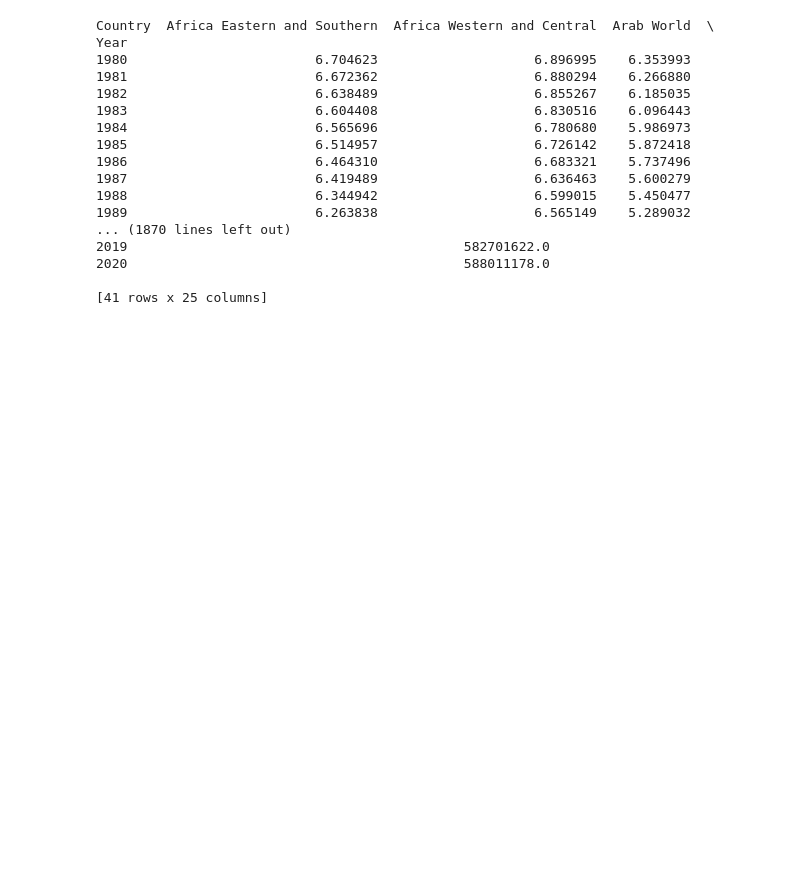
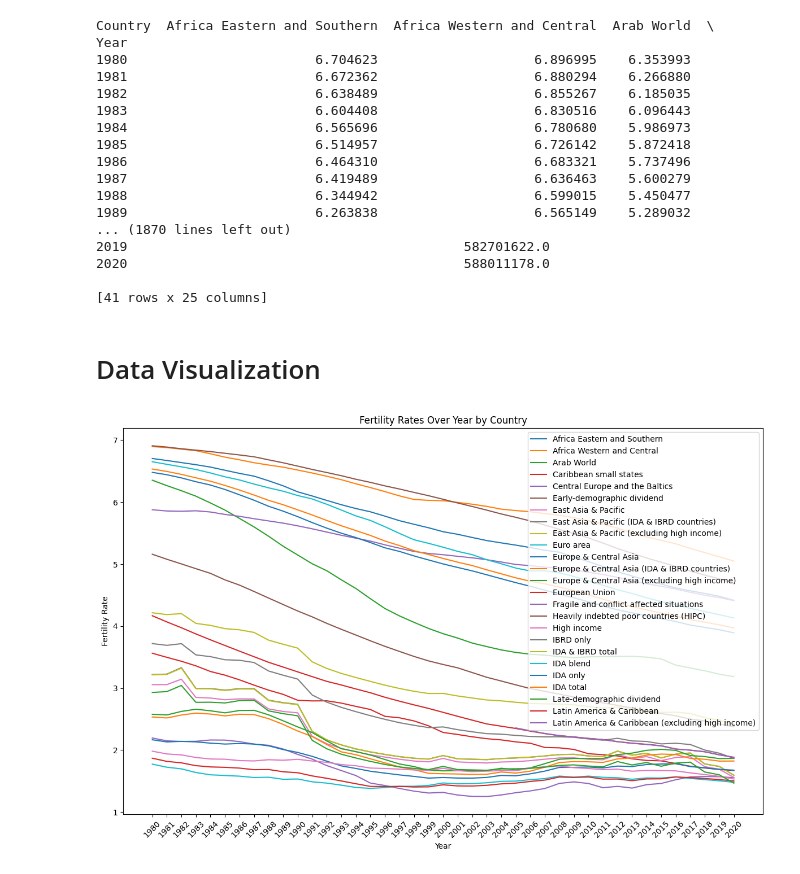
Before and after one commit to pragyaIES29/FinalProject2023, a Jupyter notebook: Project_v1.ipynb, the cells around one changed output. Cells and saved outputs as stored; diff of their text form; code cells hidden in the pictures; blank space fills up the shorter version.

Commit message:
Added Visualization and analysis

```diff
--- a/Project_v1.ipynb
+++ b/Project_v1.ipynb
@@ -272,3 +273,27 @@ Year
 2020                                           588011178.0
 
 [41 rows x 25 columns]
+# %% [markdown]
+# Data Visualization
+# %%
+import matplotlib.pyplot as plt
+
+# Plot the line chart
+plt.figure(figsize=(12, 8))
+
+# Plot each country's fertility rate over Year
+for country in fertility_rate_df.columns:
+    plt.plot(fertility_rate_df.index, fertility_rate_df[country], label=country)
+
+# Add labels and title
+plt.xlabel("Year")
+plt.ylabel("Fertility Rate")
+plt.title("Fertility Rates Over Year by Country")
+plt.legend()
+plt.xticks(rotation=45)
+plt.tight_layout()
+
+# Show the plot
+plt.show()
+# %% [output]
+[figure, added]
```
Also changed, not shown: parts of 20 cells of this notebook, 1 other file.
